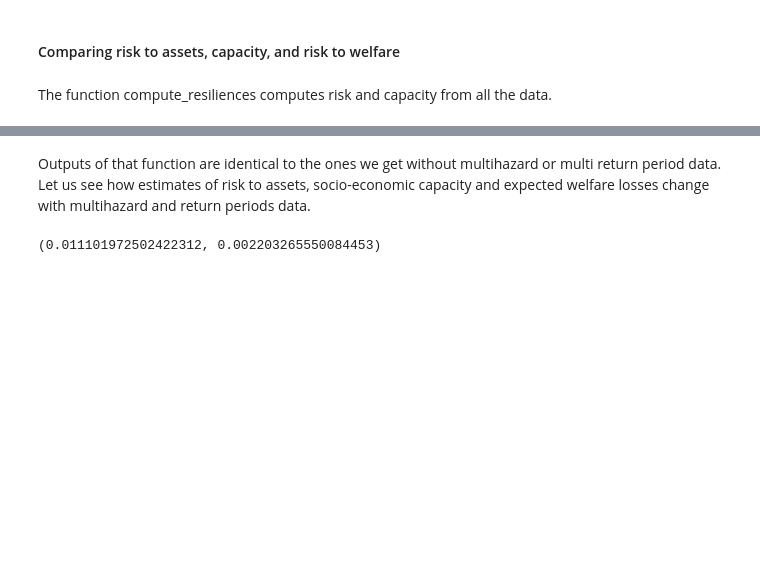
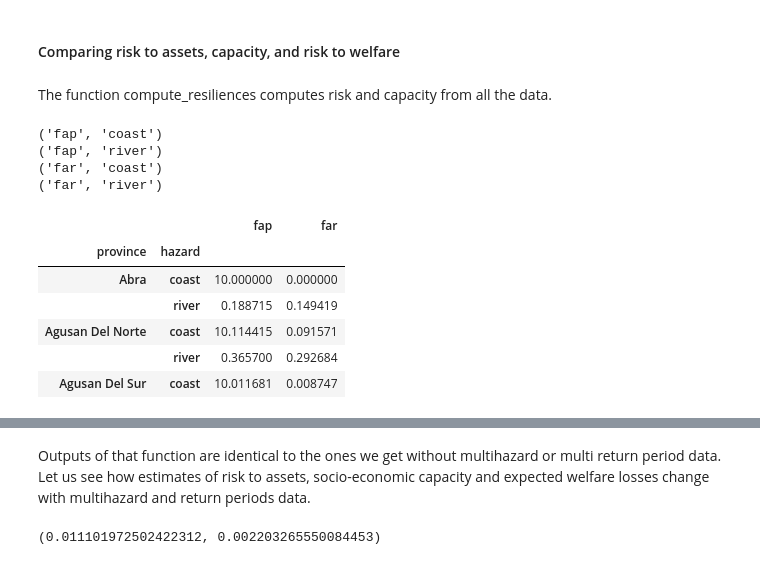
Before and after one commit to adrivsh/resilience_indicator_phl, a Jupyter notebook: muli_hazard_multi_period_demo.ipynb, the cells around one changed output, grey strips where cells are left out. Drawn from its saved outputs; the diff is of its cells as text; code cells hidden in the pictures; blank space fills up the shorter version.

```diff
--- a/muli_hazard_multi_period_demo.ipynb
+++ b/muli_hazard_multi_period_demo.ipynb
@@ -111,3 +114,23 @@ df[["protection", "protectionref"]].head()
 #### Comparing risk to assets, capacity, and risk to welfare
 # %% [markdown]
 The function compute_resiliences computes risk and capacity from all the data.
+# %%
+for c in multihazard_info.unstack("hazard").head():
+    print(c)
+# %% [output]
+('fap', 'coast')
+('fap', 'river')
+('far', 'coast')
+('far', 'river')
+# %%
+hop=multihazard_info.unstack("hazard")
+hop["fap","coast"]+=10
+hop.stack("hazard").head()
+# %% [output]
+|  |  | fap | far |
+| province | hazard |  |  |
+| Abra | coast | 10.000000 | 0.000000 |
+|  | river | 0.188715 | 0.149419 |
+| Agusan Del Norte | coast | 10.114415 | 0.091571 |
+|  | river | 0.365700 | 0.292684 |
+| Agusan Del Sur | coast | 10.011681 | 0.008747 |
```
Also changed, not shown: parts of 2 cells of this notebook, 8 other files.
